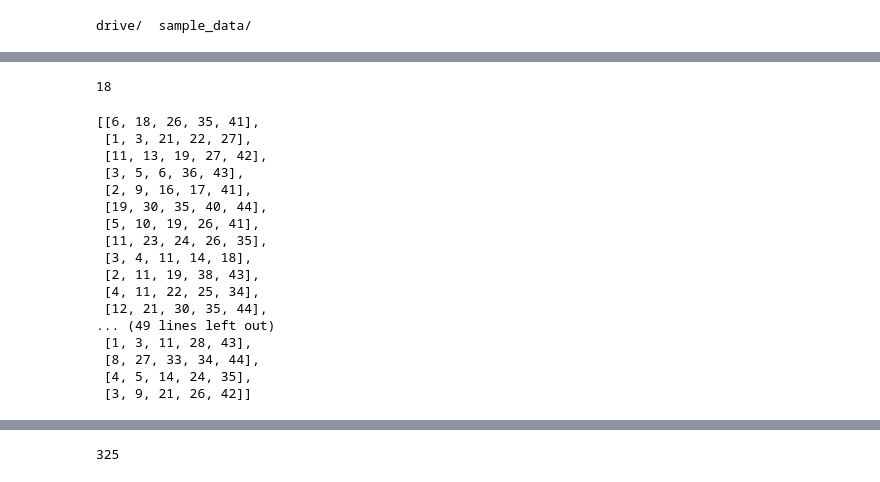
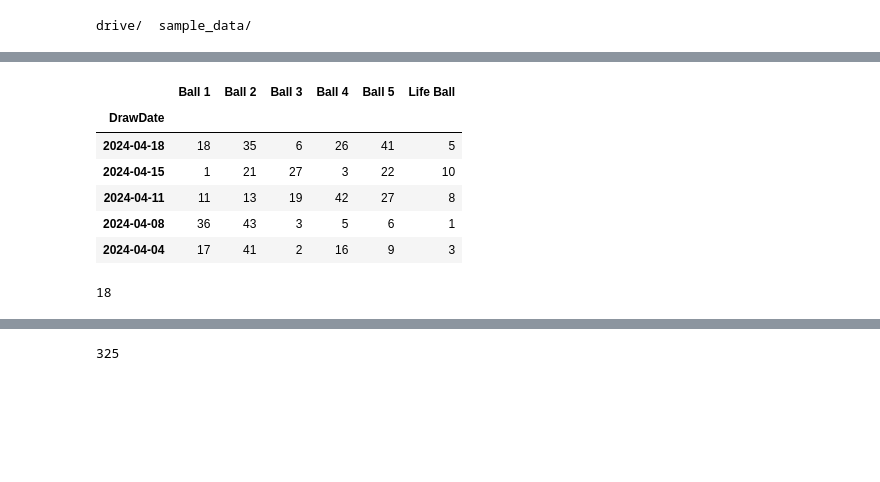
Before and after one commit to linux-bear/Lottery, a Jupyter notebook: SetForLife.ipynb, the cells around one changed output, grey strips where cells are left out. Saved outputs shown, nothing was run; the diff lists cells and outputs as text; code cells hidden in the pictures; blank space fills up the shorter version.

```diff
--- a/SetForLife.ipynb
+++ b/SetForLife.ipynb
@@ -32,3 +33,17 @@ sfl_df.head()
+# %%
+sfl_df["DrawDate"] = pd.to_datetime(sfl_df["DrawDate"])
+# %%
+sfl_df.set_index('DrawDate',inplace=True)
+# %%
+sfl_df.head()
+# %% [output]
+|  | Ball 1 | Ball 2 | Ball 3 | Ball 4 | Ball 5 | Life Ball |
+| DrawDate |  |  |  |  |  |  |
+| 2024-04-18 | 18 | 35 | 6 | 26 | 41 | 5 |
+| 2024-04-15 | 1 | 21 | 27 | 3 | 22 | 10 |
+| 2024-04-11 | 11 | 13 | 19 | 42 | 27 | 8 |
+| 2024-04-08 | 36 | 43 | 3 | 5 | 6 | 1 |
+| 2024-04-04 | 17 | 41 | 2 | 16 | 9 | 3 |
 # %%
 print(sfl_df.iloc[0][0])
 # %% [output]
@@ -61,21 +83 @@ for i in range(len(sfl_df)):
-# %%
-numbers
-# %% [output]
-[[6, 18, 26, 35, 41],
- [1, 3, 21, 22, 27],
- [11, 13, 19, 27, 42],
- [3, 5, 6, 36, 43],
- [2, 9, 16, 17, 41],
- [19, 30, 35, 40, 44],
- [5, 10, 19, 26, 41],
- [11, 23, 24, 26, 35],
- [3, 4, 11, 14, 18],
- [2, 11, 19, 38, 43],
- [4, 11, 22, 25, 34],
- [12, 21, 30, 35, 44],
-... (49 lines left out)
- [1, 3, 11, 28, 43],
- [8, 27, 33, 34, 44],
- [4, 5, 14, 24, 35],
- [3, 9, 21, 26, 42]]
 # %%
```
Also changed, not shown: parts of 41 cells of this notebook.
